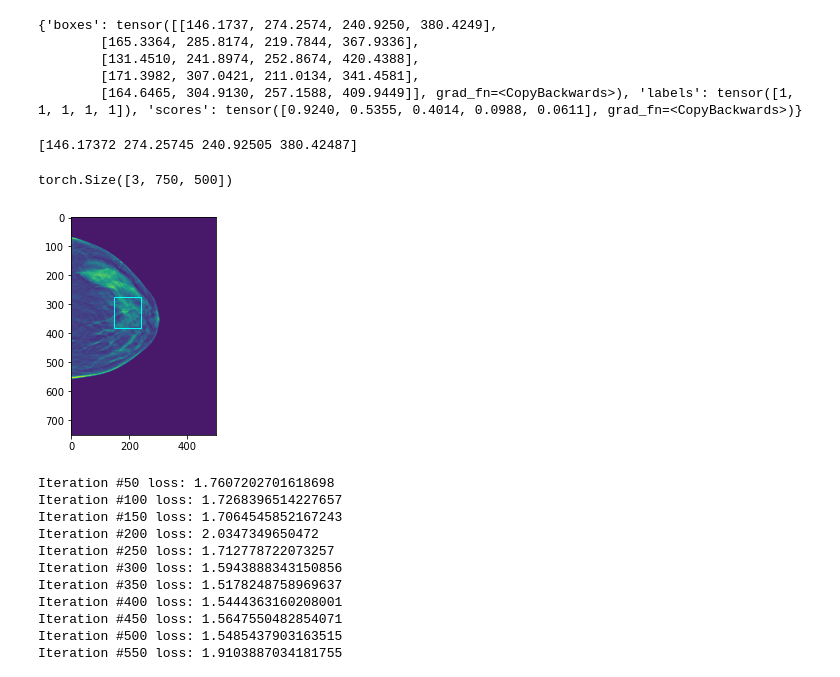
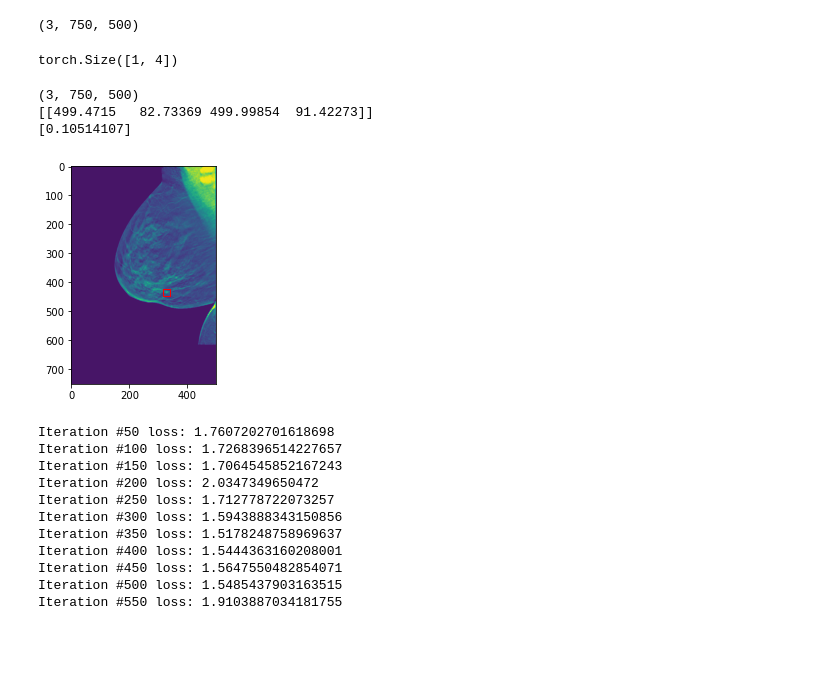
Before and after one commit to PranjalSahu/SEMISUNET, a Jupyter notebook: transfer_learning.ipynb, the cells around one changed output. Saved outputs shown, nothing was run; the diff lists cells and outputs as text; code cells hidden in the pictures; blank space fills up the shorter version.

Commit message:
[STAR] Adding the code to plot results and ground truth for the validation set

```diff
--- a/transfer_learning.ipynb
+++ b/transfer_learning.ipynb
@@ -457,8 +462,8 @@ valid_data_loader = DataLoader(
 def collate_fn(batch):
     return tuple(zip(*batch))
 
-train_dataset     = DBTDataset()
-valid_dataset     = DBTDataset()
+train_dataset     = DBTDataset(train_set=1)
+valid_dataset     = DBTDataset(train_set=0)
 
 train_data_loader = DataLoader(
     train_dataset,
@@ -469,12 +474,12 @@ train_data_loader = DataLoader(
 
 valid_data_loader = DataLoader(
     valid_dataset,
-    batch_size=4,
+    batch_size=1,
     shuffle=False,
     num_workers=1, collate_fn=collate_fn
 )
 
-
+device = torch.device('cuda') if torch.cuda.is_available() else torch.device('cpu')
 
 num_classes = 2
 model       = torchvision.models.detection.fasterrcnn_resnet50_fpn(pretrained=True)
@@ -551 +581,7 @@ Epoch #333 loss: 0.07587272274707045
 KeyboardInterrupt:
+# %%
+all_target = []
+#device = torch.device("cpu")
+#model.to(device)
+model.load_state_dict(torch.load('fasterrcnn_resnet50_dbt2.pth'))
+model.eval()
@@ -555,37 +650,49 @@ cpu_device = torch.device("cpu")
 
 outputs = model(images)
 outputs = [{k: v.to(cpu_device) for k, v in t.items()} for t in outputs]
-# %%
-print(outputs[0])
-# %% [output]
-{'boxes': tensor([[146.1737, 274.2574, 240.9250, 380.4249],
-        [165.3364, 285.8174, 219.7844, 367.9336],
-        [131.4510, 241.8974, 252.8674, 420.4388],
-        [171.3982, 307.0421, 211.0134, 341.4581],
-        [164.6465, 304.9130, 257.1588, 409.9449]], grad_fn=<CopyBackwards>), 'labels': tensor([1, 1, 1, 1, 1]), 'scores': tensor([0.9240, 0.5355, 0.4014, 0.0988, 0.0611], grad_fn=<CopyBackwards>)}
-# %%
-temp = outputs[0]['boxes'].data.cpu().numpy()
-print(temp[0])
-# %% [output]
-[146.17372 274.25745 240.92505 380.42487]
+# %%
+index = random.randint(0, len(valid_dataset)-1)
+images, b, c  = valid_dataset[index]
+print(images.shape)
+# %% [output]
+(3, 750, 500)
+# %%
+print(b['boxes'].shape)
+# %% [output]
+torch.Size([1, 4])
 # %%
 #print(outputs)
 import matplotlib.patches as patches
 
-print(images[0].shape)
-plt.imshow(images[0][0].data.cpu().numpy())
+index        = random.randint(0, len(valid_dataset)-1)
+images, b, c = valid_dataset[index]
+
+print(images.shape)
+plt.imshow(images[0])
 ax   = plt.gca()
 
+print(all_target[index])
+print(all_scores[index])
+
+temp  = all_target[index]
 index = 0
-rect = patches.Rectangle((temp[index][0], temp[index][1]), temp[index][2]-temp[index][0], temp[index][3]-temp[index][1], linewidth=1, edgecolor='cyan', fill = False)
-#rect = patches.Rectangle((temp[index][1], temp[index][0]), temp[index][3]-temp[index][1], temp[index][2]-temp[index][0], linewidth=1, edgecolor='cyan', fill = False)
+rect  = patches.Rectangle((temp[index][0], temp[index][1]), temp[index][2]-temp[index][0], temp[index][3]-temp[index][1], linewidth=1, edgecolor='cyan', fill = False)
 ax.add_patch(rect)
+
+temp  = b['boxes'].data.cpu().numpy()#all_target[index]
+index = 0
+rect  = patches.Rectangle((temp[index][0], temp[index][1]), temp[index][2]-temp[index][0], temp[index][3]-temp[index][1], linewidth=1, edgecolor='red', fill = False)
+ax.add_patch(rect)
+
+
 #rect = patches.Rectangle((0, 0), 500, 100, linewidth=2, edgecolor='cyan', fill = False)
 
 plt.show()
 # %% [output]
-torch.Size([3, 750, 500])
+(3, 750, 500)
+[[499.4715   82.73369 499.99854  91.42273]]
+[0.10514107]
-[figure, old version]
+[figure, new version]
 # %%
 device = torch.device('cuda') if torch.cuda.is_available() else torch.device('cpu')
 
```
Also changed, not shown: parts of 6 cells of this notebook.
